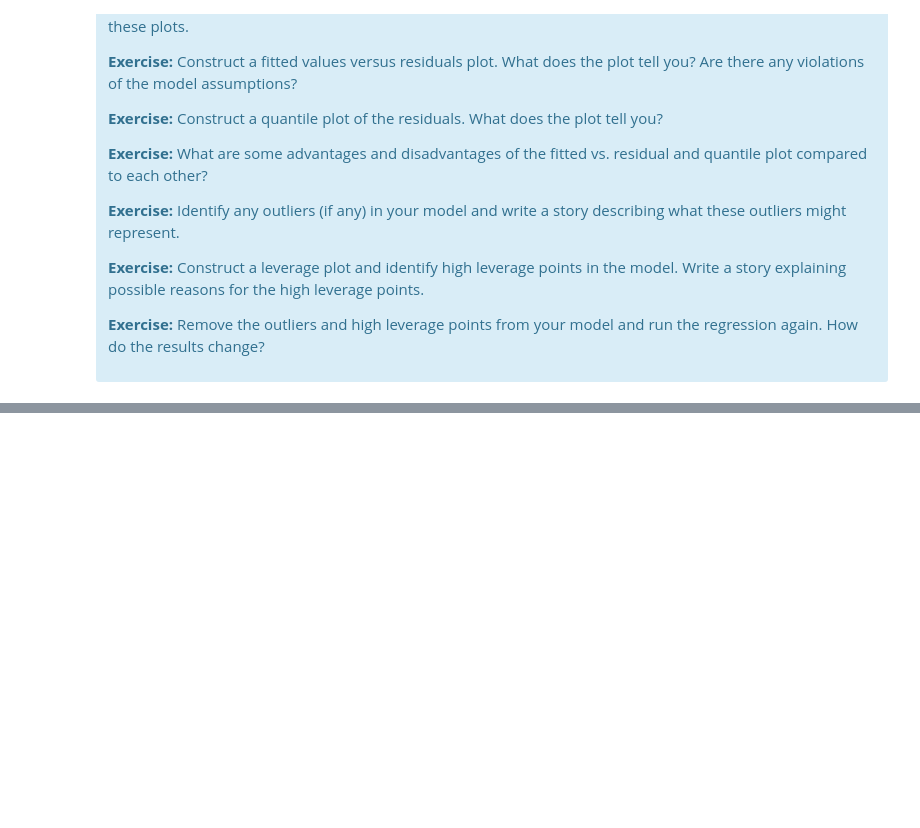
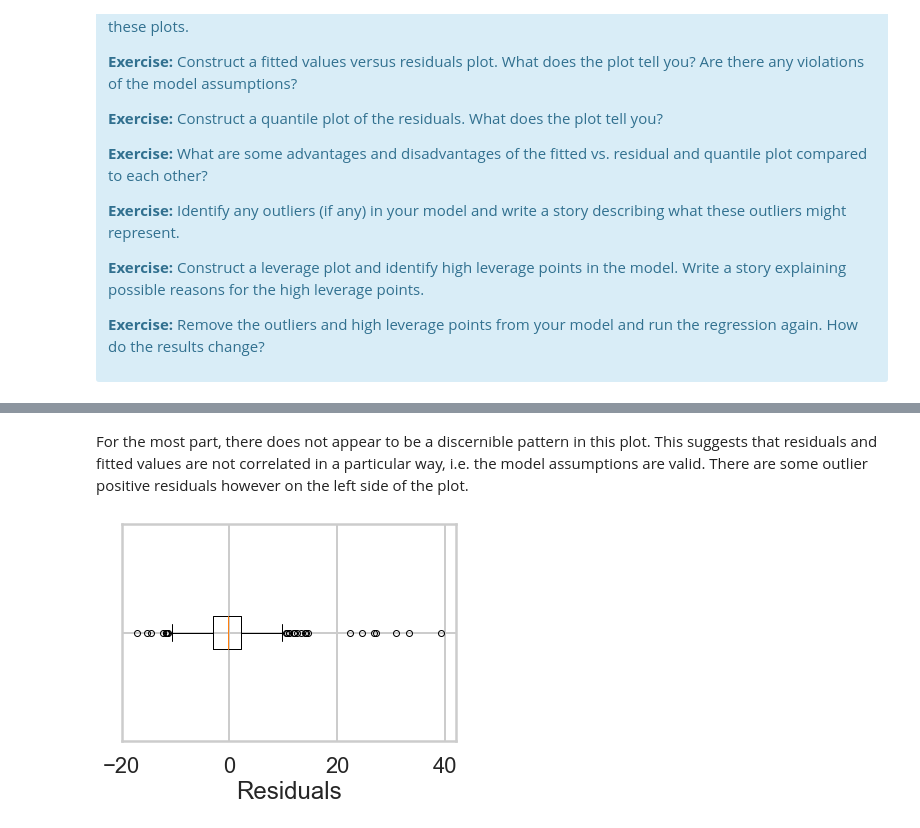
Before and after one commit to rjhar/Springboard, a Jupyter notebook: linear_regression/Mini_Project_Linear_Regression.ipynb, the cells around one changed output, grey strips where cells are left out. Drawn from its saved outputs; the diff is of its cells as text; code cells hidden in the pictures; blank space fills up the shorter version.

```diff
--- a/linear_regression/Mini_Project_Linear_Regression.ipynb
+++ b/linear_regression/Mini_Project_Linear_Regression.ipynb
@@ -853,0 +907,8 @@ There are some other issues that are important investigate with linear regressio
+# %% [markdown]
+For the most part, there does not appear to be a discernible pattern in this plot. This suggests that residuals and fitted values are not correlated in a particular way, i.e. the model assumptions are valid. There are some outlier positive residuals however on the left side of the plot.
+# %%
+plt.boxplot(m.resid, vert=False, labels=[''])
+plt.xlabel('Residuals')
+plt.show()
+# %% [output]
+[figure, added]
```
Also changed, not shown: parts of 18 cells of this notebook.
